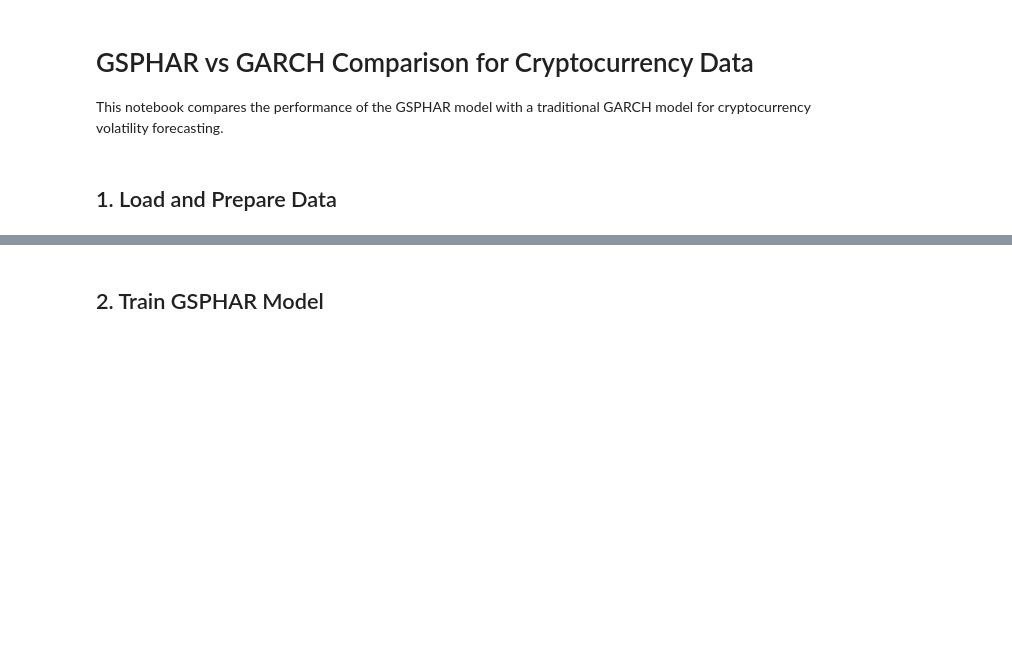
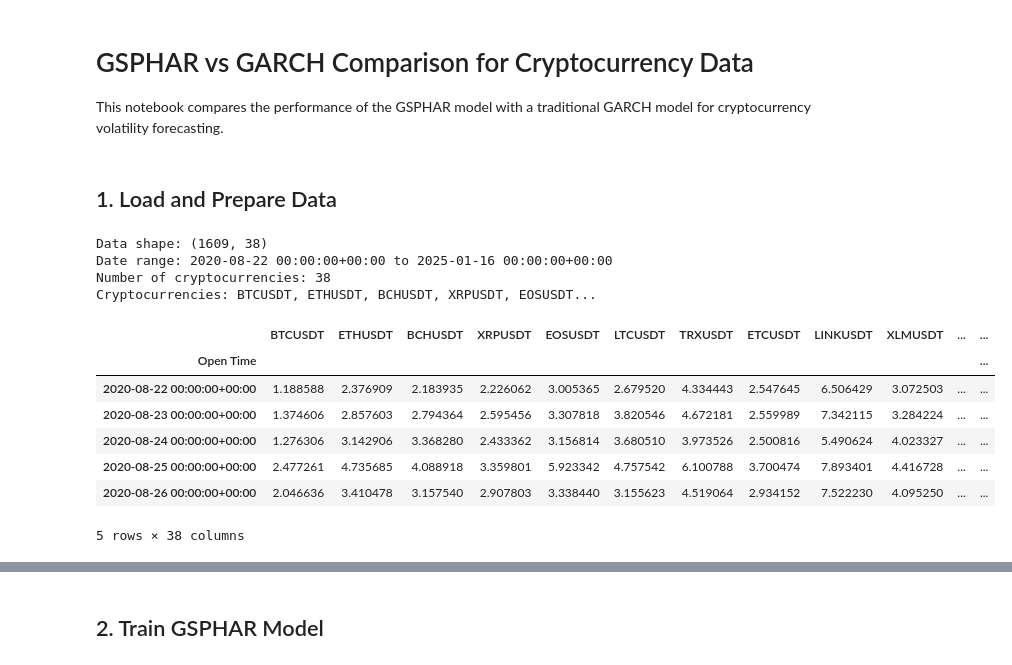
Before and after one commit to loopinf/GSPHAR, a Jupyter notebook: notebooks/gsphar_crypto_analysis.ipynb, the cells around one changed output, grey strips where cells are left out. Saved outputs shown, nothing was run; the diff lists cells and outputs as text; code cells hidden in the pictures; blank space fills up the shorter version.

```diff
--- a/notebooks/gsphar_crypto_analysis.ipynb
+++ b/notebooks/gsphar_crypto_analysis.ipynb
@@ -32,16 +32,33 @@ from src.utils.date_aware_dataset import IndexMappingDataset, create_index_mappi
 # %%
 # Load cryptocurrency realized volatility data
 data_file = '../data/rv5_sqrt_38_crypto.csv'
-data = load_data(data_file)
+
+# Custom loading for crypto data which has 'Open Time' as the date column
+data = pd.read_csv(data_file, parse_dates=['Open Time'])
+data.set_index('Open Time', inplace=True)
+data = data * 100  # Scale by 100 to match the convention in load_data
 
 # Display basic information about the data
 print(f"Data shape: {data.shape}")
 print(f"Date range: {data.index[0]} to {data.index[-1]}")
 print(f"Number of cryptocurrencies: {data.shape[1]}")
 print(f"Cryptocurrencies: {', '.join(data.columns.tolist()[:5])}...")
 
 # Display the first few rows
 data.head()
+# %% [output]
+Data shape: (1609, 38)
+Date range: 2020-08-22 00:00:00+00:00 to 2025-01-16 00:00:00+00:00
+Number of cryptocurrencies: 38
+Cryptocurrencies: BTCUSDT, ETHUSDT, BCHUSDT, XRPUSDT, EOSUSDT...
+|  | BTCUSDT | ETHUSDT | BCHUSDT | XRPUSDT | EOSUSDT | LTCUSDT | TRXUSDT | ETCUSDT | LINKUSDT | XLMUSDT | ... | ... |
+| Open Time |  |  |  |  |  |  |  |  |  |  |  | ... |
+| 2020-08-22 00:00:00+00:00 | 1.188588 | 2.376909 | 2.183935 | 2.226062 | 3.005365 | 2.679520 | 4.334443 | 2.547645 | 6.506429 | 3.072503 | ... | ... |
+| 2020-08-23 00:00:00+00:00 | 1.374606 | 2.857603 | 2.794364 | 2.595456 | 3.307818 | 3.820546 | 4.672181 | 2.559989 | 7.342115 | 3.284224 | ... | ... |
+| 2020-08-24 00:00:00+00:00 | 1.276306 | 3.142906 | 3.368280 | 2.433362 | 3.156814 | 3.680510 | 3.973526 | 2.500816 | 5.490624 | 4.023327 | ... | ... |
+| 2020-08-25 00:00:00+00:00 | 2.477261 | 4.735685 | 4.088918 | 3.359801 | 5.923342 | 4.757542 | 6.100788 | 3.700474 | 7.893401 | 4.416728 | ... | ... |
+| 2020-08-26 00:00:00+00:00 | 2.046636 | 3.410478 | 3.157540 | 2.907803 | 3.338440 | 3.155623 | 4.519064 | 2.934152 | 7.522230 | 4.095250 | ... | ... |
+5 rows × 38 columns
 # %%
 # Plot the realized volatility for a few major cryptocurrencies
 major_cryptos = ['BTCUSDT', 'ETHUSDT', 'BNBUSDT', 'XRPUSDT', 'ADAUSDT']
```
Also changed, not shown: parts of 7 cells of this notebook, 16 other files.
